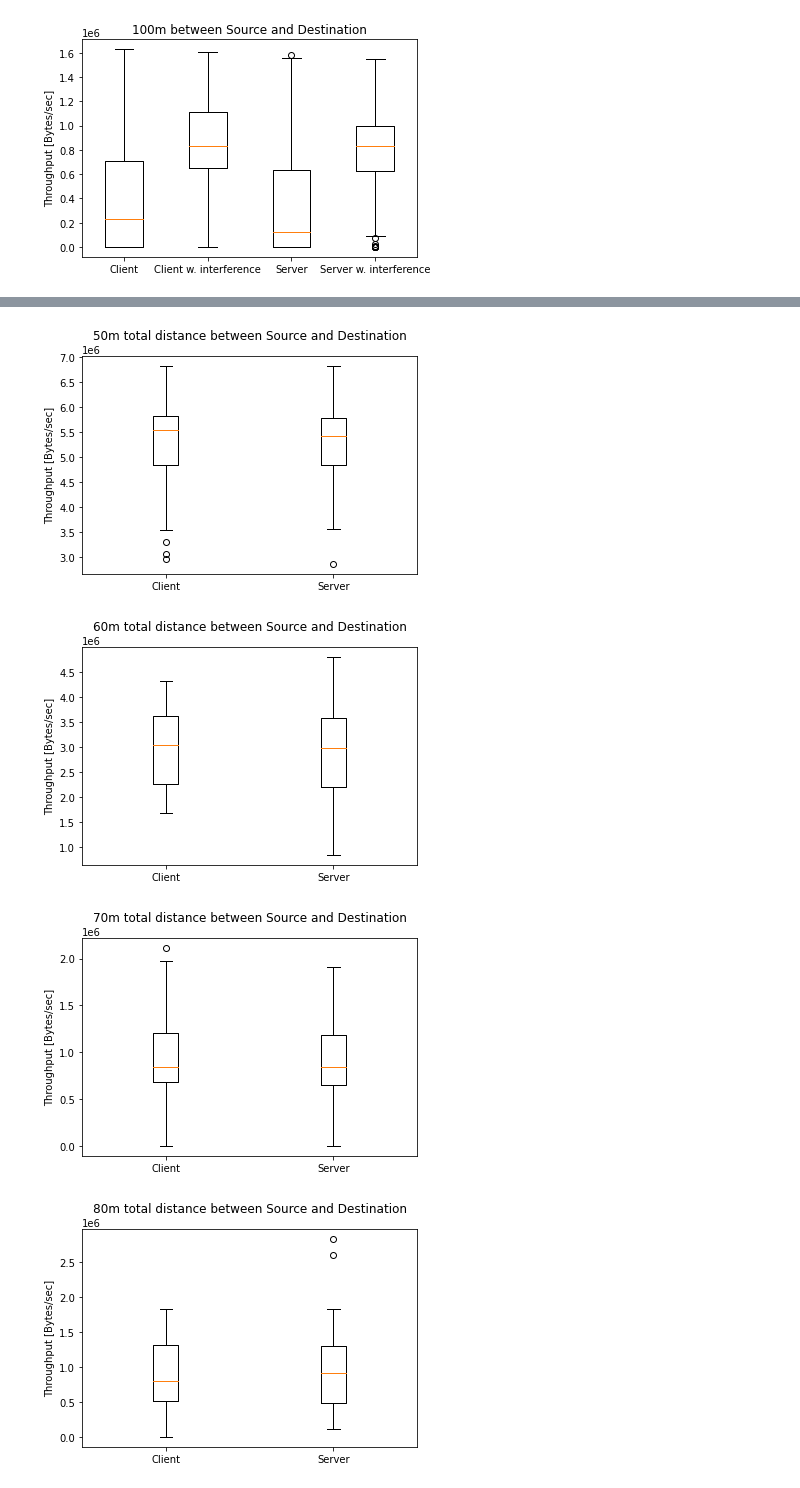
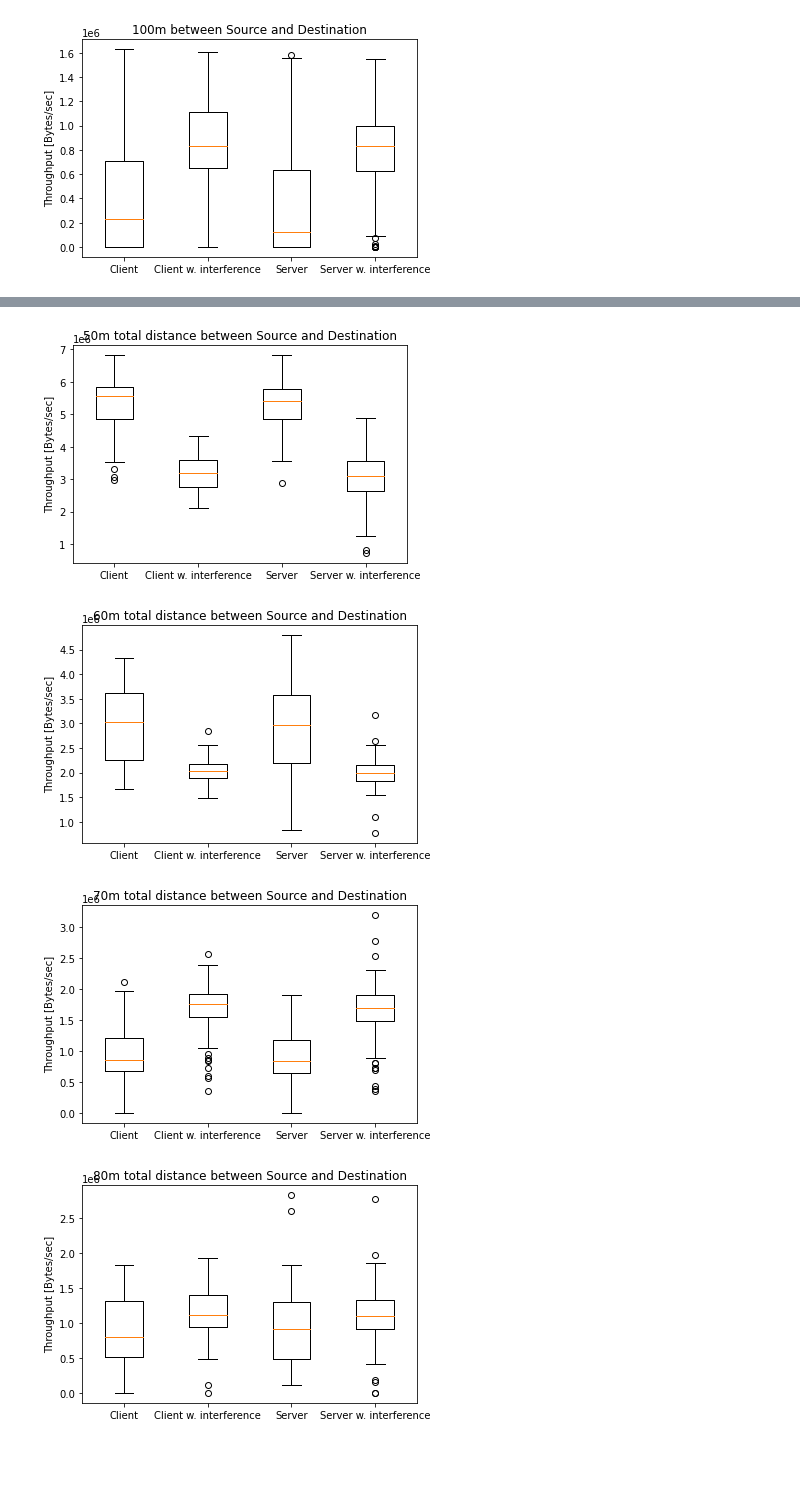
Before and after one commit to k00ziex/MastersThesis_FANETs_Fall_2022, a Jupyter notebook: Data_processing/Data_Visualization.ipynb, the cells around one changed output, grey strips where cells are left out. Drawn from its saved outputs; the diff is of its cells as text; code cells hidden in the pictures; blank space fills up the shorter version.

Commit message:
More visualization

```diff
--- a/Data_processing/Data_Visualization.ipynb
+++ b/Data_processing/Data_Visualization.ipynb
@@ -426,42 +458,49 @@ scatter_plot_iperf_bitrate(distance_iperf_files,y_label,x_label,x_axis)
 filenames = ["../Distance/Dongle/Multi-hop/iperf_results_10m.txt",
             "../Distance/Dongle/Multi-hop/iperf_results_20m.txt",
             "../Distance/Dongle/Multi-hop/iperf_results_30m.txt",
             "../Distance/Dongle/Multi-hop/iperf_results_40m.txt",
             "../Distance/Dongle/Multi-hop/iperf_results_50m.txt",
             "../Distance/Dongle/Multi-hop/iperf_results_60m.txt",
             "../Distance/Dongle/Multi-hop/iperf_results_70m.txt",
             "../Distance/Dongle/Multi-hop/iperf_results_80m.txt",
             "../Distance/Dongle/Multi-hop/iperf_results_90m.txt",
             "../Distance/Dongle/Multi-hop/iperf_results_100m.txt"]
 filenames_interference = ["../Distance/Dongle/Multi-hop_interference/iperf_results_10m.txt",
                         "../Distance/Dongle/Multi-hop_interference/iperf_results_20m.txt",
                         "../Distance/Dongle/Multi-hop_interference/iperf_results_30m.txt",
                         "../Distance/Dongle/Multi-hop_interference/iperf_results_40m.txt",
                         "../Distance/Dongle/Multi-hop_interference/iperf_results_50m.txt",
                         "../Distance/Dongle/Multi-hop_interference/iperf_results_60m.txt",
                         "../Distance/Dongle/Multi-hop_interference/iperf_results_70m.txt",
                         "../Distance/Dongle/Multi-hop_interference/iperf_results_80m.txt",
-                        "../Distance/Dongle/Multi-hop_interference/iperf_results_90m.txt",
-                        "../Distance/Dongle/Multi-hop_interference/iperf_results_100m.txt"]
+                        "DOES NOT EXIST",
+                        "DOES NOT EXIST"]
+                        # 90m & 100m does not exist because it was not possible to create a connection during interference
 boxplot_titles = ['50m', '60m', '70m', '80m', '90m', '100m', '110m', '120m', '130m', '140m']
 
-
-for filename, title in zip(filenames, boxplot_titles):
+for filename, filename_interference, title in zip(filenames, filenames_interference, boxplot_titles):
     if('40m' in filename):
         client_data, server_data = prepare_boxplot_data(filename, True)
     else:
         client_data, server_data = prepare_boxplot_data(filename)
-    #client_interference_data, server_interference_data = prepare_boxplot_data(filename_int)
-    data_dict = {'Client': client_data, #'Client w. interference': client_interference_data,
-                'Server': server_data, #'Server w. interference': server_interference_data
-                }
+
+    if('DOES NOT EXIST' not in filename_interference):
+        client_interference_data, server_interference_data = prepare_boxplot_data(filename_interference)
+        data_dict = {'Client': client_data, 'Client w. interference': client_interference_data,
+                    'Server': server_data, 'Server w. interference': server_interference_data
+                    }
+    else:
+        data_dict = {'Client': client_data,
+                    'Server': server_data,
+                    }
+
     fig, ax = plt.subplots()
     ax.boxplot(data_dict.values())
     ax.set_xticklabels(data_dict.keys())
     ax.set_ylabel('Throughput [Bytes/sec]')
     ax.set_title(title + ' total distance between Source and Destination')
 # %% [output]
-[figure, old version]
+[figure, new version]
-[figure, old version]
+[figure, new version]
-[figure, old version]
+[figure, new version]
-[figure, old version]
+[figure, new version]
```
Also changed, not shown: parts of 6 cells of this notebook.
